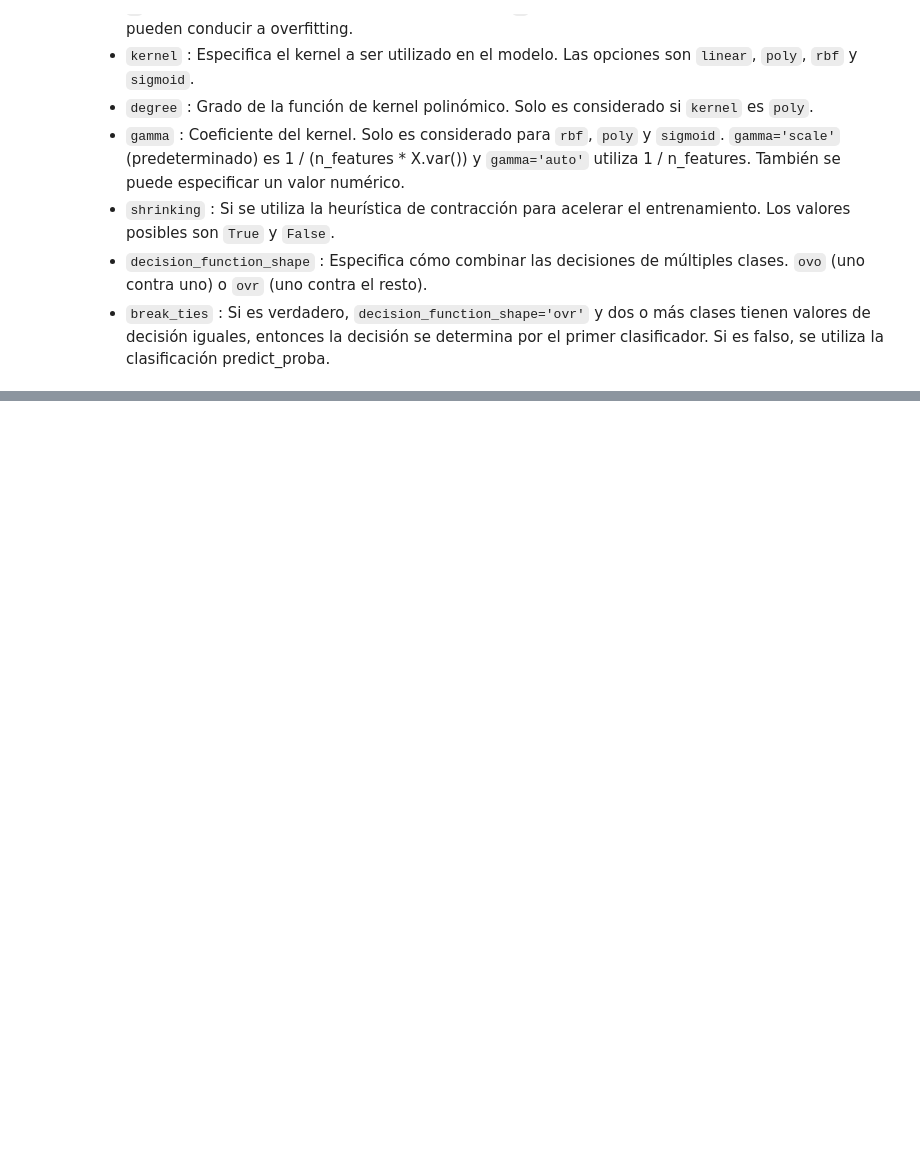
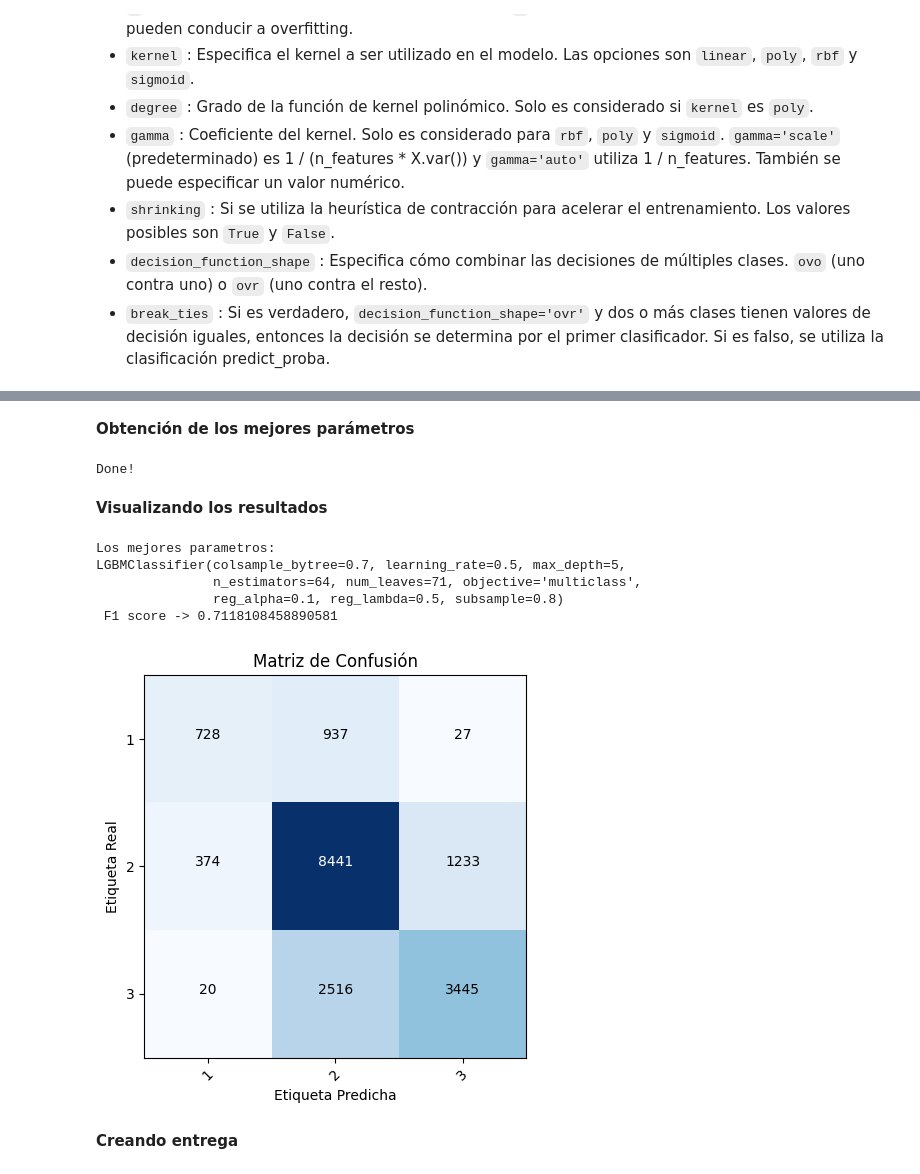
Before and after one commit to IgnacioBarb/Actividades-SNS, a Jupyter notebook: Actividad 3.10/Actividad3.10.ipynb, the cells around one changed output, grey strips where cells are left out. Drawn from its saved outputs; the diff is of its cells as text; code cells hidden in the pictures; blank space fills up the shorter version.

```diff
--- a/Actividad 3.10/Actividad3.10.ipynb
+++ b/Actividad 3.10/Actividad3.10.ipynb
@@ -276,0 +490,64 @@ print(f'Los mejores parametros: \n{random_svm.best_estimator_} \n F1 score -> {s
+# %% [markdown]
+**Obtención de los mejores parámetros**
+# %%
+# Import necessary libraries
+import lightgbm as lgb
+from sklearn.model_selection import  RandomizedSearchCV
+from scipy.stats import randint as sp_randint
+
+
+# Define LGBMClassifier model
+model = lgb.LGBMClassifier(objective='multiclass', n_jobs=-1)
+
+# Define hyperparameter search space
+param_dist = {
+    'n_estimators': sp_randint(50, 200),
+    'learning_rate': [0.01, 0.05, 0.1, 0.5],
+    'max_depth': sp_randint(2, 10),
+    'num_leaves': sp_randint(10, 100),
+    'reg_alpha': [0, 0.1, 0.5, 1],
+    'reg_lambda': [0, 0.1, 0.5, 1],
+    'subsample': [0.6, 0.7, 0.8, 0.9, 1.0],
+    'colsample_bytree': [0.6, 0.7, 0.8, 0.9, 1.0]
+}
+
+# Define RandomizedSearchCV object
+random_lgb = RandomizedSearchCV(
+    estimator=model,
+    param_distributions=param_dist,
+    cv=5,
+    random_state=42,
+    n_jobs=-1
+)
+
+# Fit model to training data
+random_lgb.fit(Xtrain, ytrain)
+
+print('Done!')
+# %% [output]
+Done!
+# %% [markdown]
+**Visualizando los resultados**
+# %%
+from sklearn.metrics import f1_score
+
+# Realizar predicciones con el mejor modelo obtenido
+predY = random_lgb.best_estimator_.predict(Xtest)
+
+# Evaluar el modelo mediante el cálculo del F1 score
+score = f1_score(ytest, predY, average='micro', labels=[1,2,3])
+
+# Imprimir los mejores parámetros encontrados y el F1 score obtenido
+print(f'Los mejores parametros: \n{random_lgb.best_params_} \n F1 score -> {score}')
+
+# Imprimir matriz de confusión
+plot_confusion_matrix(ytest, predY, classes = unique_labels(ytest, predY))
+# %% [output]
+Los mejores parametros:
+LGBMClassifier(colsample_bytree=0.7, learning_rate=0.5, max_depth=5,
+               n_estimators=64, num_leaves=71, objective='multiclass',
+               reg_alpha=0.1, reg_lambda=0.5, subsample=0.8)
+ F1 score -> 0.7118108458890581
+[figure, added]
+# %% [markdown]
+**Creando entrega**
```
Also changed, not shown: parts of 37 cells of this notebook.
